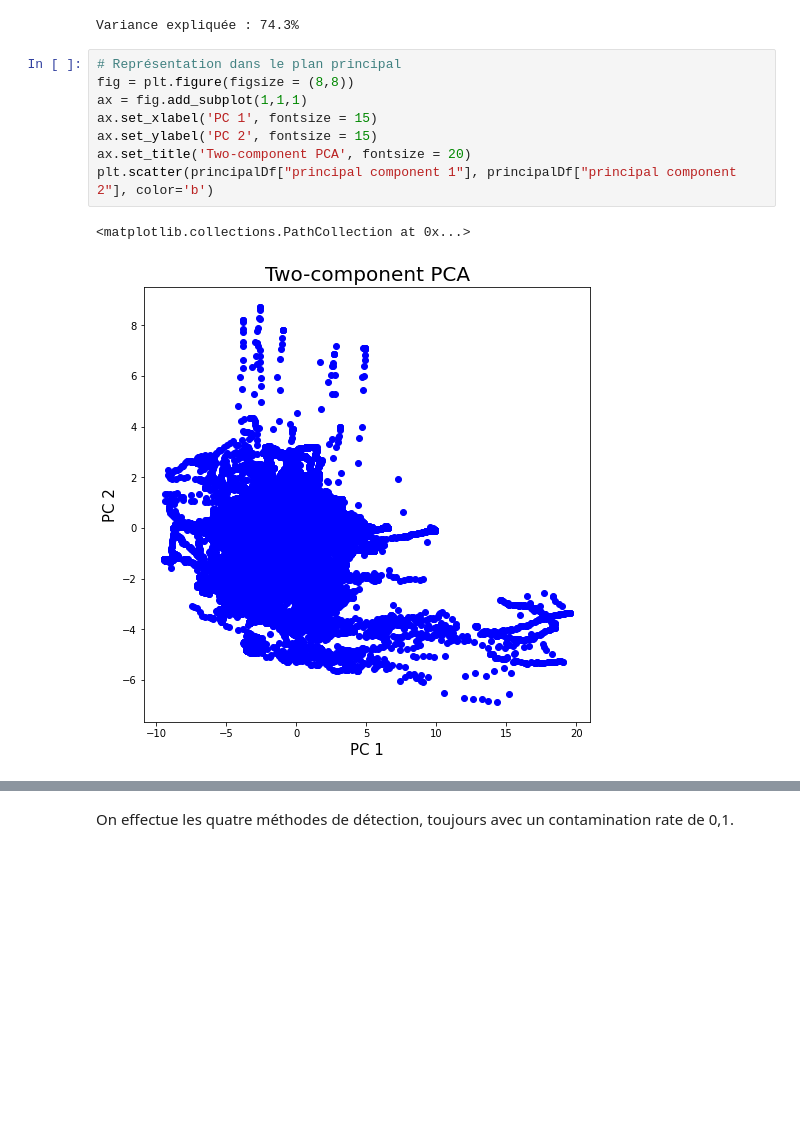
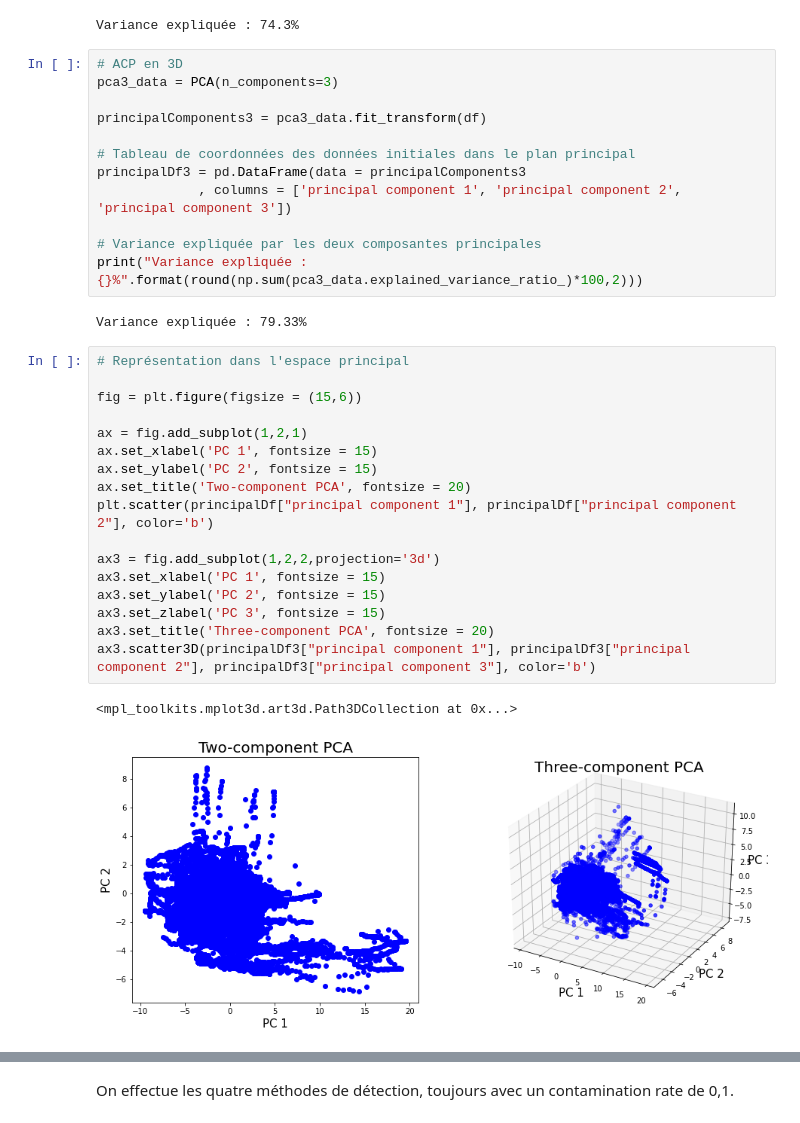
Before and after one commit to cdrutinus/ml-class-anomaly-detection, a Jupyter notebook: BE Plane's Windows.ipynb, the cells around one changed output, grey strips where cells are left out. Saved outputs shown, nothing was run; the diff lists cells and outputs as text; blank space fills up the shorter version.

```diff
--- a/BE Plane's Windows.ipynb
+++ b/BE Plane's Windows.ipynb
@@ -252,14 +340,37 @@ principalDf = pd.DataFrame(data = principalComponents
 print("Variance expliquée : {}%".format(round(np.sum(pca_data.explained_variance_ratio_)*100,2)))
 # %% [output]
 Variance expliquée : 74.3%
+# %%
+# ACP en 3D
+pca3_data = PCA(n_components=3)
+
+principalComponents3 = pca3_data.fit_transform(df)
+
+# Tableau de coordonnées des données initiales dans le plan principal
+principalDf3 = pd.DataFrame(data = principalComponents3
+             , columns = ['principal component 1', 'principal component 2', 'principal component 3'])
+
+# Variance expliquée par les deux composantes principales
+print("Variance expliquée : {}%".format(round(np.sum(pca3_data.explained_variance_ratio_)*100,2)))
+# %% [output]
+Variance expliquée : 79.33%
 # %%
-# Représentation dans le plan principal
-fig = plt.figure(figsize = (8,8))
-ax = fig.add_subplot(1,1,1)
+# Représentation dans l'espace principal
+
+fig = plt.figure(figsize = (15,6))
+
+ax = fig.add_subplot(1,2,1)
 ax.set_xlabel('PC 1', fontsize = 15)
 ax.set_ylabel('PC 2', fontsize = 15)
 ax.set_title('Two-component PCA', fontsize = 20)
 plt.scatter(principalDf["principal component 1"], principalDf["principal component 2"], color='b')
+
+ax3 = fig.add_subplot(1,2,2,projection='3d')
+ax3.set_xlabel('PC 1', fontsize = 15)
+ax3.set_ylabel('PC 2', fontsize = 15)
+ax3.set_zlabel('PC 3', fontsize = 15)
+ax3.set_title('Three-component PCA', fontsize = 20)
+ax3.scatter3D(principalDf3["principal component 1"], principalDf3["principal component 2"], principalDf3["principal component 3"], color='b')
 # %% [output]
-<matplotlib.collections.PathCollection at 0x...>
+<mpl_toolkits.mplot3d.art3d.Path3DCollection at 0x...>
-[figure, old version]
+[figure, new version]
```
Also changed, not shown: parts of 41 cells of this notebook.
